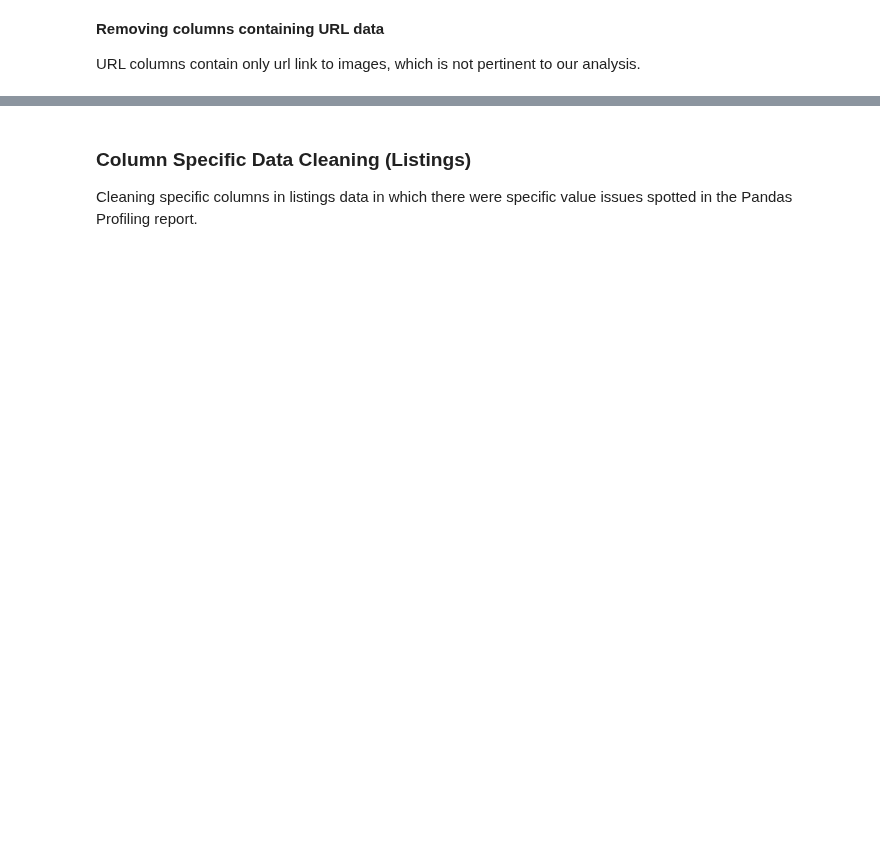
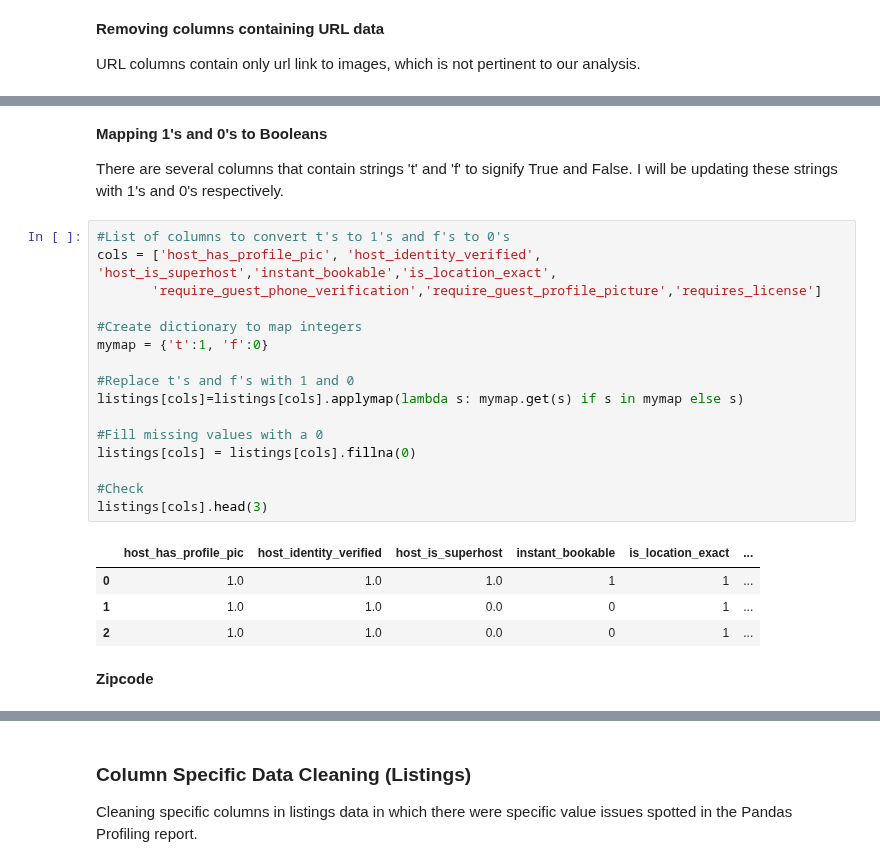
Before and after one commit to KishenSharma6/Airbnb-SF, a Jupyter notebook: Project Codes/Data Cleaning Scripts/Airbnb Listings Data Cleaning.ipynb, the cells around one changed output, grey strips where cells are left out. Cells and saved outputs as stored; diff of their text form; blank space fills up the shorter version.

```diff
--- a/Project Codes/Data Cleaning Scripts/Airbnb Listings Data Cleaning.ipynb
+++ b/Project Codes/Data Cleaning Scripts/Airbnb Listings Data Cleaning.ipynb
@@ -162,0 +218,27 @@ Updated listings shape: (88937, 71)
+# %% [markdown]
+**Mapping 1's and 0's to Booleans**
+
+There are several columns that contain strings 't' and 'f' to signify True and False. I will be updating these strings with 1's and 0's respectively.
+# %%
+#List of columns to convert t's to 1's and f's to 0's
+cols = ['host_has_profile_pic', 'host_identity_verified', 'host_is_superhost','instant_bookable','is_location_exact',
+       'require_guest_phone_verification','require_guest_profile_picture','requires_license']
+
+#Create dictionary to map integers
+mymap = {'t':1, 'f':0}
+
+#Replace t's and f's with 1 and 0
+listings[cols]=listings[cols].applymap(lambda s: mymap.get(s) if s in mymap else s)
+
+#Fill missing values with a 0
+listings[cols] = listings[cols].fillna(0)
+
+#Check
+listings[cols].head(3)
+# %% [output]
+|  | host_has_profile_pic | host_identity_verified | host_is_superhost | instant_bookable | is_location_exact | ... |
+| 0 | 1.0 | 1.0 | 1.0 | 1 | 1 | ... |
+| 1 | 1.0 | 1.0 | 0.0 | 0 | 1 | ... |
+| 2 | 1.0 | 1.0 | 0.0 | 0 | 1 | ... |
+# %% [markdown]
+**Zipcode**
```
Also changed, not shown: parts of 68 cells of this notebook.
